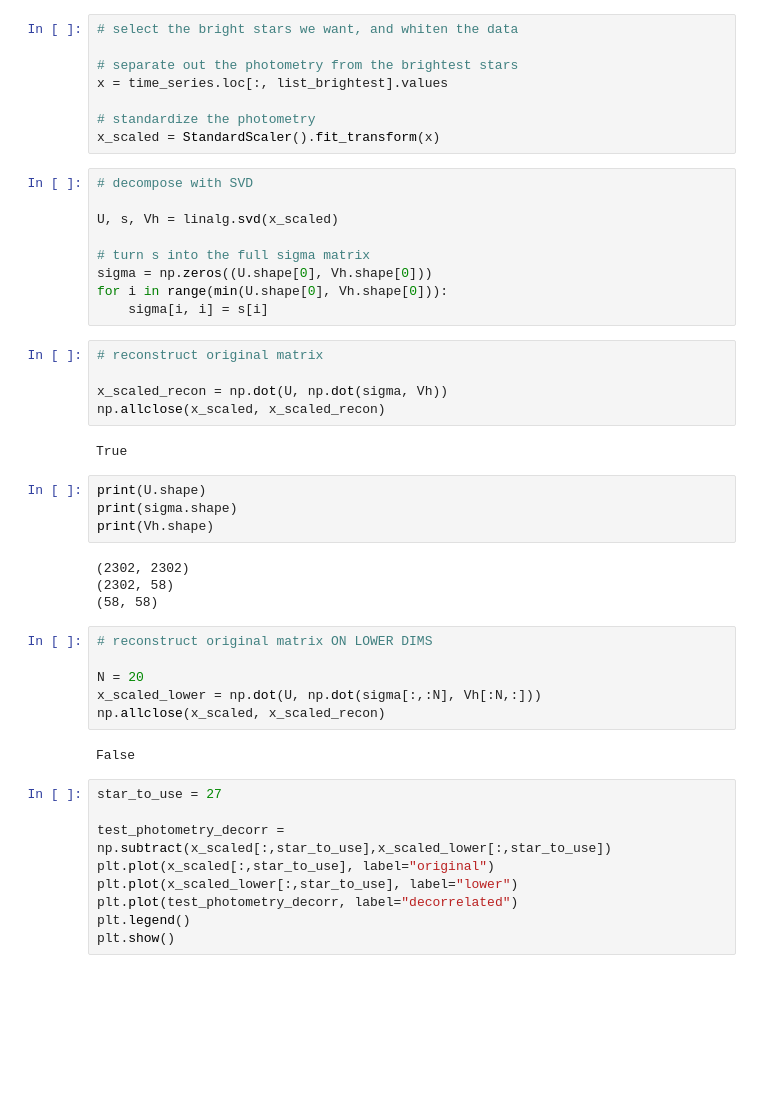
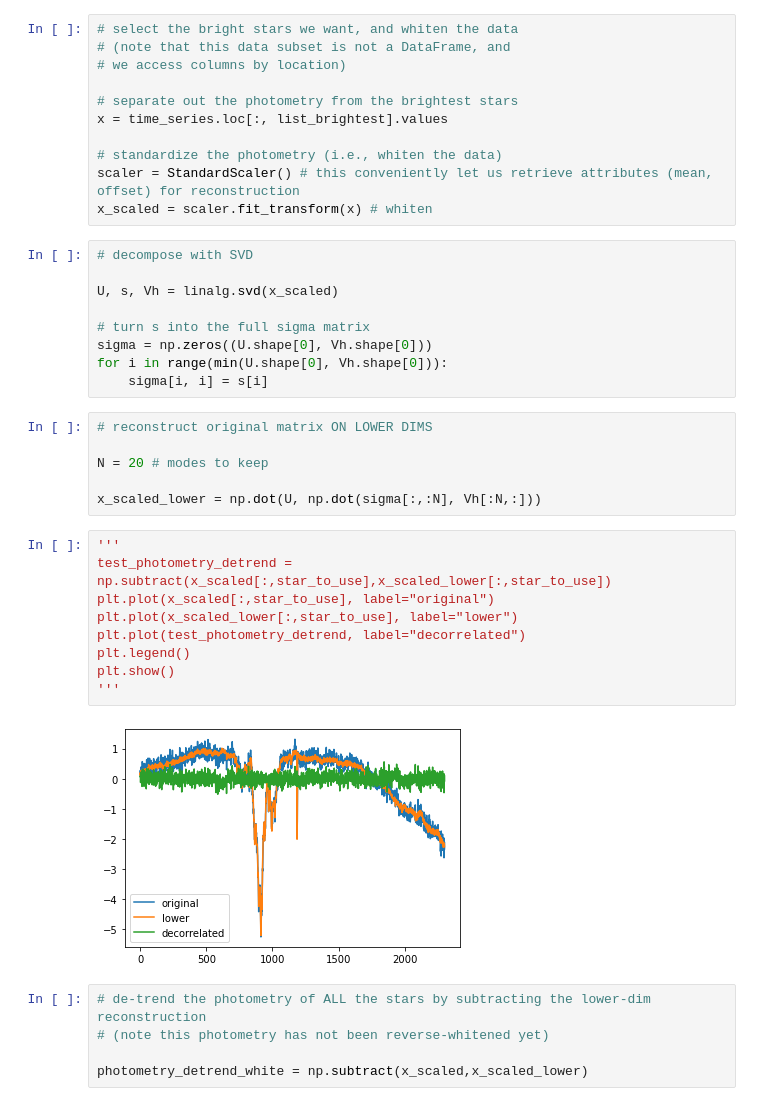
Before and after one commit to mwanakijiji/kriz_projects, a Jupyter notebook: notebooks_for_development/svd_testing.ipynb, the cells around one changed output. Cells and saved outputs as stored; diff of their text form; blank space fills up the shorter version.

Commit message:
w detrending

```diff
--- a/notebooks_for_development/svd_testing.ipynb
+++ b/notebooks_for_development/svd_testing.ipynb
@@ -34,12 +26,15 @@ for (columnName, columnData) in time_series.iteritems():
             list_brightest.append(str(columnName))
 # %%
 # select the bright stars we want, and whiten the data
+# (note that this data subset is not a DataFrame, and
+# we access columns by location)
 
 # separate out the photometry from the brightest stars
 x = time_series.loc[:, list_brightest].values
 
-# standardize the photometry
-x_scaled = StandardScaler().fit_transform(x)
+# standardize the photometry (i.e., whiten the data)
+scaler = StandardScaler() # this conveniently let us retrieve attributes (mean, offset) for reconstruction
+x_scaled = scaler.fit_transform(x) # whiten
 # %%
 # decompose with SVD
 
@@ -50,34 +45,24 @@ sigma = np.zeros((U.shape[0], Vh.shape[0]))
 for i in range(min(U.shape[0], Vh.shape[0])):
     sigma[i, i] = s[i]
 # %%
-# reconstruct original matrix
+# reconstruct original matrix ON LOWER DIMS
 
-x_scaled_recon = np.dot(U, np.dot(sigma, Vh))
-np.allclose(x_scaled, x_scaled_recon)
+N = 20 # modes to keep
+
+x_scaled_lower = np.dot(U, np.dot(sigma[:,:N], Vh[:N,:]))
-# %% [output]
-True
-# %%
-print(U.shape)
-print(sigma.shape)
-print(Vh.shape)
-# %% [output]
-(2302, 2302)
-(2302, 58)
-(58, 58)
-# %%
-# reconstruct original matrix ON LOWER DIMS
-
-N = 20
-x_scaled_lower = np.dot(U, np.dot(sigma[:,:N], Vh[:N,:]))
-np.allclose(x_scaled, x_scaled_recon)
-# %% [output]
-False
 # %%
-star_to_use = 27
-
-test_photometry_decorr = np.subtract(x_scaled[:,star_to_use],x_scaled_lower[:,star_to_use])
+'''
+test_photometry_detrend = np.subtract(x_scaled[:,star_to_use],x_scaled_lower[:,star_to_use])
 plt.plot(x_scaled[:,star_to_use], label="original")
 plt.plot(x_scaled_lower[:,star_to_use], label="lower")
-plt.plot(test_photometry_decorr, label="decorrelated")
+plt.plot(test_photometry_detrend, label="decorrelated")
 plt.legend()
 plt.show()
+'''
+# %% [output]
+[figure, added]
+# %%
+# de-trend the photometry of ALL the stars by subtracting the lower-dim reconstruction
+# (note this photometry has not been reverse-whitened yet)
+
+photometry_detrend_white = np.subtract(x_scaled,x_scaled_lower)
```
Also changed, not shown: parts of 4 cells of this notebook.
